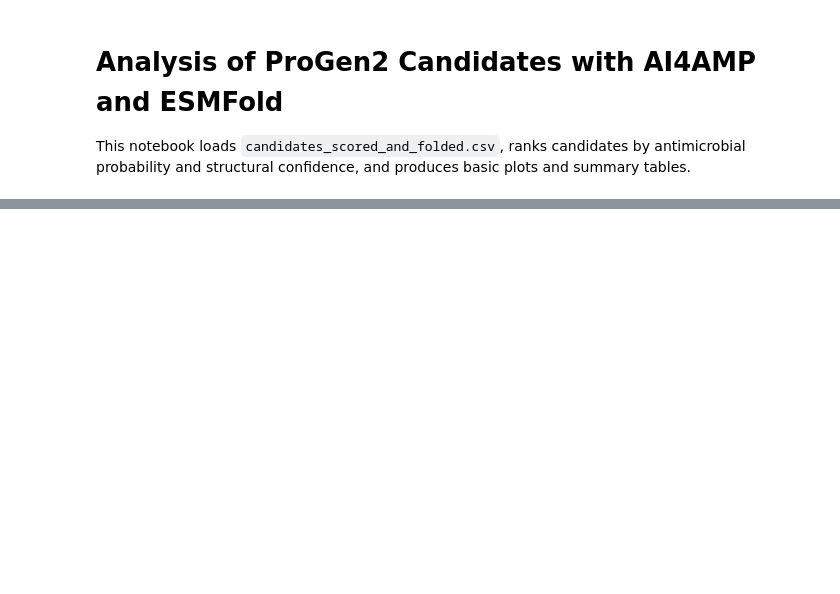
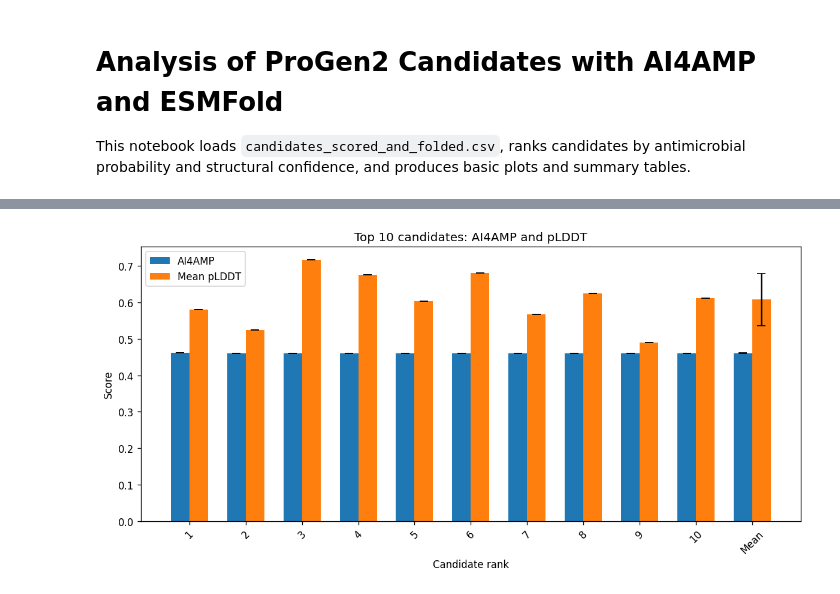
Before and after one commit to amandacqi/GenAIProject, a Jupyter notebook: analyze_results.ipynb, the cells around one changed output, grey strips where cells are left out. Saved outputs shown, nothing was run; the diff lists cells and outputs as text; code cells hidden in the pictures; blank space fills up the shorter version.

```diff
--- a/analyze_results.ipynb
+++ b/analyze_results.ipynb
@@ -181,0 +145,28 @@ Candidates passing thresholds: 0
+# %%
+fig, ax = plt.subplots(figsize=(10, 5))
+
+# Error bars only on the "Mean" group
+ai4amp_err = np.zeros(num_groups)
+plddt_err  = np.zeros(num_groups)
+ai4amp_err[-1] = ai4amp_std
+plddt_err[-1]  = plddt_std
+
+ax.bar(x - bar_width/2, ai4amp_all, width=bar_width, yerr=ai4amp_err,
+       capsize=4, label="AI4AMP")
+
+ax.bar(x + bar_width/2, plddt_all, width=bar_width, yerr=plddt_err,
+       capsize=4, label="Mean pLDDT")
+
+# Labels
+xtick_labels = [str(r) for r in df_top["rank"]] + ["Mean"]
+ax.set_xticks(x)
+ax.set_xticklabels(xtick_labels, rotation=45)
+
+ax.set_ylabel("Score")
+ax.set_xlabel("Candidate rank")
+ax.set_title(f"Top {TOP_N} candidates: AI4AMP and pLDDT")
+ax.legend()
+plt.tight_layout()
+plt.show()
+# %% [output]
+[figure, added]
```
Also changed, not shown: parts of 12 cells of this notebook, 11 other files.
